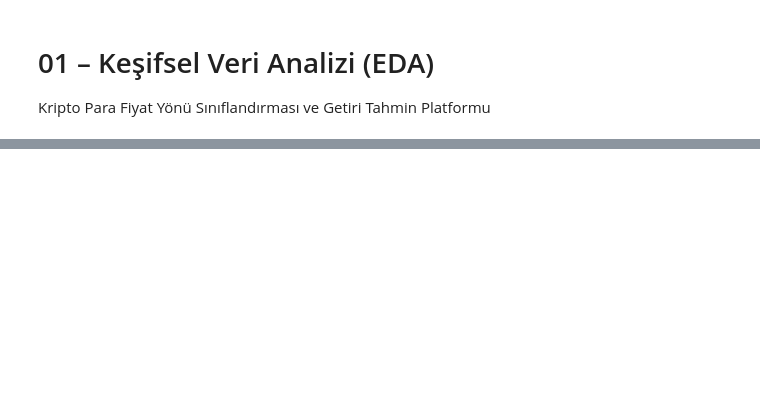
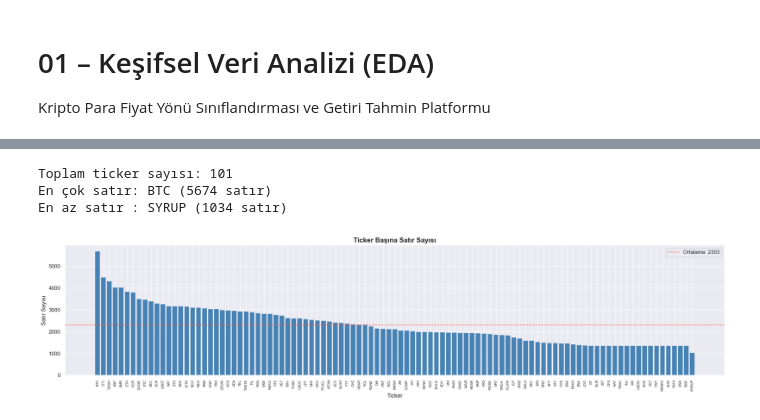
Before and after one commit to sseydaltin/ai-finance-prediction-platform, a Jupyter notebook: notebooks/01_EDA.ipynb, the cells around one changed output, grey strips where cells are left out. Saved outputs shown, nothing was run; the diff lists cells and outputs as text; code cells hidden in the pictures; blank space fills up the shorter version.

```diff
--- a/notebooks/01_EDA.ipynb
+++ b/notebooks/01_EDA.ipynb
@@ -64,0 +29,10 @@ pass
+# %%
+# Veriyi yükle (kalite kontrollü)
+df = load_filtered()
+
+print(f"\nShape : {df.shape}")
+print(f"Sütunlar: {df.columns.tolist()}")
+print(f"Tarih aralığı: {df['date'].min().date()} → {df['date'].max().date()}")
+print(f"Unique ticker: {df['ticker'].nunique()}")
+
+df.head(10)
@@ -64,0 +58,24 @@ pass
+# %%
+# Her ticker'ın kaç satırı var?
+counts = df["ticker"].value_counts().sort_values(ascending=False)
+tickers = get_all_tickers(df)
+
+print(f"Toplam ticker sayısı: {len(tickers)}")
+print(f"En çok satır: {counts.index[0]} ({counts.iloc[0]} satır)")
+print(f"En az satır : {counts.index[-1]} ({counts.iloc[-1]} satır)")
+
+fig, ax = plt.subplots(figsize=(20, 5))
+ax.bar(counts.index, counts.values, color="steelblue", edgecolor="white", linewidth=0.3)
+ax.set_title("Ticker Başına Satır Sayısı", fontsize=14, fontweight="bold")
+ax.set_xlabel("Ticker")
+ax.set_ylabel("Satır Sayısı")
+ax.axhline(counts.mean(), color="tomato", linestyle="--", linewidth=1.2, label=f"Ortalama: {counts.mean():.0f}")
+ax.tick_params(axis="x", rotation=90, labelsize=7)
+ax.legend()
+plt.tight_layout()
+plt.show()
+# %% [output]
+Toplam ticker sayısı: 101
+En çok satır: BTC (5674 satır)
+En az satır : SYRUP (1034 satır)
+[figure, added]
```
Also changed, not shown: parts of 19 cells of this notebook, 1 other file.
